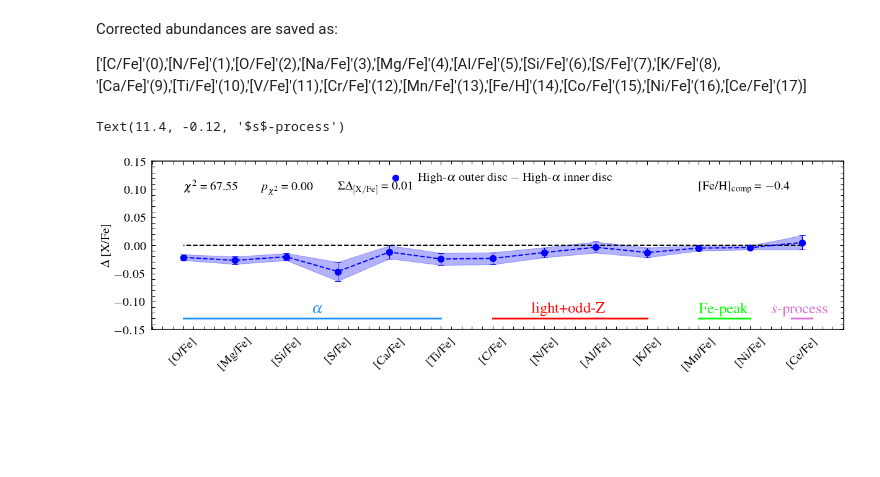
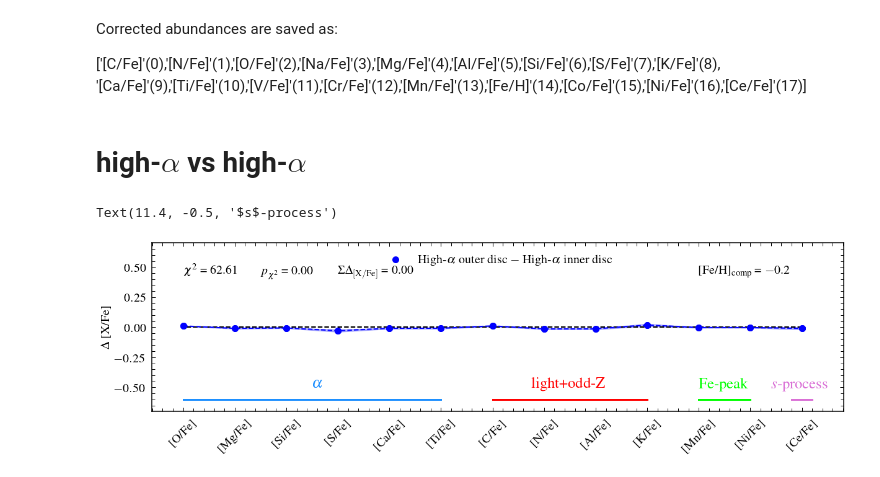
Before and after one commit to lyx12311/InnerOuterHighLow, a Jupyter notebook: chi2_comp.ipynb, the cells around one changed output. Drawn from its saved outputs; the diff is of its cells as text; code cells hidden in the pictures; blank space fills up the shorter version.

```diff
--- a/chi2_comp.ipynb
+++ b/chi2_comp.ipynb
@@ -55,6 +55,8 @@ kin = tb[1].data
 # %%
 kin = pd.DataFrame(np.array((kin['GAIAEDR3_SOURCE_ID'], kin['APOGEE_ID'])).T,
                   columns=['source_id','APOGEE_ID'])
+# %%
+kin = kin.drop_duplicates('APOGEE_ID', keep='first')
 # %%
 kin_data = pd.read_pickle('../GaiaDR3/APOGEE_GAIADR3.pkl')
 # %%
@@ -136,12 +176,12 @@ plt.plot(data['[Fe/H]'][mla], data['[Mg/Fe]'][mla], 'b.', markersize=1)
 # %%
-mha_inner = mha&(data['R']<5)
-mha_sn = mha&(data['R']<8.5)&(data['R']>7.5)
-mha_outer = mha&(data['R']>10)
+mha_inner = mha&(data['R']<6)&(abs(data['[Fe/H]']-mfeh)<0.05)
+mha_sn = mha&(data['R']<8.5)&(data['R']>7.5)&(abs(data['[Fe/H]']-mfeh)<0.05)
+mha_outer = mha&(data['R']>10)&(abs(data['[Fe/H]']-mfeh)<0.05)
 print(sum(mha_inner),sum(mha_sn),sum(mha_outer))
 
-mla_inner = mla&(data['R']<5)
-mla_sn = mla&(data['R']<8.5)&(data['R']>7.5)
-mla_outer = mla&(data['R']>10)
+mla_inner = mla&(data['R']<6)&(abs(data['[Fe/H]']-mfeh)<0.05)
+mla_sn = mla&(data['R']<8.5)&(data['R']>7.5)&(abs(data['[Fe/H]']-mfeh)<0.05)
+mla_outer = mla&(data['R']>10)&(abs(data['[Fe/H]']-mfeh)<0.05)
 print(sum(mla_inner),sum(mla_sn),sum(mla_outer))
 
 Nostar = min([sum(mha_inner),sum(mha_sn),sum(mha_outer),
@@ -257,7 +319,7 @@ feh_ha_inn_err = np.array((data.iloc[mha_inner]['[Fe/H]_err'].values,data.iloc[m
 
 
 
-xfe_mean_ha_inner ,xfe_scatter_ha_inner ,xfe_meanerr_ha_inner = find_mean_scatter_norm(abun_ha_inn,abun_ha_inn_err,feh_ha_inn,feh_ha_inn_err, fehs_val = -0.4 )
+xfe_mean_ha_inner ,xfe_scatter_ha_inner ,xfe_meanerr_ha_inner = find_mean_scatter_norm(abun_ha_inn,abun_ha_inn_err,feh_ha_inn,feh_ha_inn_err, fehs_val = mfeh )
 # %%
 #### outer high-α disk (R>10)
 
@@ -279,7 +341,7 @@ feh_ha_outer_err = np.array((data.iloc[mha_outer]['[Fe/H]_err'].values,data.iloc
                     data.iloc[mha_outer]['[Fe/H]_err'].values,data.iloc[mha_outer]['[Fe/H]_err'].values,data.iloc[mha_outer]['[Fe/H]_err'].values,data.iloc[mha_outer]['[Fe/H]_err'].values,\
                     data.iloc[mha_outer]['[Fe/H]_err'].values))
 
-xfe_mean_ha_outer ,xfe_scatter_ha_outer ,xfe_meanerr_ha_outer = find_mean_scatter_norm(abun_ha_outer,abun_ha_outer_err,feh_ha_outer,feh_ha_outer_err, fehs_val = -0.4 )
+xfe_mean_ha_outer ,xfe_scatter_ha_outer ,xfe_meanerr_ha_outer = find_mean_scatter_norm(abun_ha_outer,abun_ha_outer_err,feh_ha_outer,feh_ha_outer_err, fehs_val = mfeh )
 # %%
 #### SN high-α disk (7<R<9)
 
@@ -399,39 +461,41 @@ def get_diff(observed_mean,predicted_mean):
         result[indx] = ((i-predicted_mean[indx])**2)
     diff = np.sum((result))
     return diff
+# %% [markdown]
+# high-$\alpha$ vs high-$\alpha$
 # %%
 # inner high-α vs outer high-α
 plt.figure(figsize=(20,5))
 chi2 = get_chi2(xfe_mean_ha_inner, xfe_mean_ha_outer, xfe_scatter_ha_inner, xfe_scatter_ha_outer)
 diff = get_diff(xfe_mean_ha_inner, xfe_mean_ha_outer)
 pvalue = 1 - stats.chi2.cdf(chi2, 12)
 
 err_ha_inn_ha_outer = np.sqrt(xfe_scatter_ha_outer**2+xfe_scatter_ha_inner**2)
 diff_ha_inn_ha_outer  = xfe_mean_ha_outer-xfe_mean_ha_inner
 
 plt.fill_between(abundances_list, diff_ha_inn_ha_outer+err_ha_inn_ha_outer,diff_ha_inn_ha_outer-err_ha_inn_ha_outer,alpha=0.3,color='b' )
 plt.errorbar(abundances_list,diff_ha_inn_ha_outer,yerr= err_ha_inn_ha_outer,fmt='o--',markersize=10, color='b',ecolor='b',\
              elinewidth=1, capsize=5)
 plt.scatter(abundances_list,diff_ha_inn_ha_outer,c='b',s=100,label=r'High-$\alpha$ outer disc $-$ High-$\alpha$ inner disc')
 plt.hlines(0,12,0,ls='dashed',color='k')
 plt.legend(loc='upper center',frameon=False,ncol=2,fontsize=20)
 plt.tick_params(labelsize=20,direction='in',top=True,right=True,length=6)
-plt.ylim(-0.15,0.15)
+plt.ylim(-0.7,0.7)
 plt.xticks(rotation=45)
 plt.ylabel(r'$\Delta$ [X/Fe]', fontsize=20)
-plt.text(0,0.1,r'$\chi^{2}$ = '+str("{:.2f}".format(chi2)), fontsize=20)
-plt.text(1.5,0.1,r'$p_{\chi^{2}}$ = '+str("{:.2f}".format(pvalue)), fontsize=20)
-plt.text(3,0.1,r'$\Sigma$$\Delta_{\mathrm{[X/Fe]}}$ = '+str("{:.2f}".format(diff)), fontsize=20)
-plt.text(10,0.1,r'[Fe/H]$_{\mathrm{comp}}$ = $-$0.4', fontsize=20)
+plt.text(0,0.45,r'$\chi^{2}$ = '+str("{:.2f}".format(chi2)), fontsize=20)
+plt.text(1.5,0.45,r'$p_{\chi^{2}}$ = '+str("{:.2f}".format(pvalue)), fontsize=20)
+plt.text(3,0.45,r'$\Sigma$$\Delta_{\mathrm{[X/Fe]}}$ = '+str("{:.2f}".format(diff)), fontsize=20)
+plt.text(10,0.45,r'[Fe/H]$_{\mathrm{comp}}$ = $-$0.2', fontsize=20)
 
-plt.plot(abundances_list[:6], np.array([-0.13,-0.13,-0.13,-0.13,-0.13,-0.13]), c='dodgerblue',lw=3)
-plt.plot(abundances_list[6:10], np.array([-0.13,-0.13,-0.13,-0.13]), c='r',lw=3)
-plt.plot(abundances_list[10:12], np.array([-0.13,-0.13]), c='lime',lw=3)
-plt.plot(np.array([11.8,12.2]), np.array([-0.13,-0.13]), c='orchid',lw=3)
-plt.text(2.5,-0.12,r'$\alpha$',color='dodgerblue',fontsize=25)
-plt.text(6.75,-0.12,r'light+odd-Z',color='r',fontsize=25)
-plt.text(10.,-0.12,r'Fe-peak',color='lime',fontsize=25)
-plt.text(11.4,-0.12,r'$s$-process',color='orchid',fontsize=25)
+plt.plot(abundances_list[:6], np.array([-0.6,-0.6,-0.6,-0.6,-0.6,-0.6]), c='dodgerblue',lw=3)
+plt.plot(abundances_list[6:10], np.array([-0.6,-0.6,-0.6,-0.6]), c='r',lw=3)
+plt.plot(abundances_list[10:12], np.array([-0.6,-0.6]), c='lime',lw=3)
+plt.plot(np.array([11.8,12.2]), np.array([-0.6,-0.6]), c='orchid',lw=3)
+plt.text(2.5,-0.5,r'$\alpha$',color='dodgerblue',fontsize=25)
+plt.text(6.75,-0.5,r'light+odd-Z',color='r',fontsize=25)
+plt.text(10.,-0.5,r'Fe-peak',color='lime',fontsize=25)
+plt.text(11.4,-0.5,r'$s$-process',color='orchid',fontsize=25)
 # %% [output]
-Text(11.4, -0.12, '$s$-process')
+Text(11.4, -0.5, '$s$-process')
-[figure, old version]
+[figure, new version]
```
Also changed, not shown: parts of 20 cells of this notebook, 1 other file.
